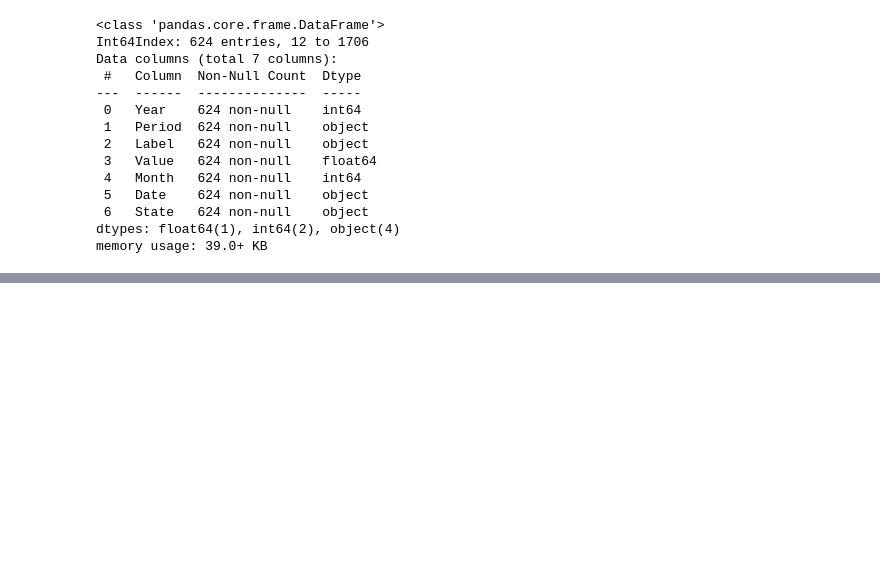
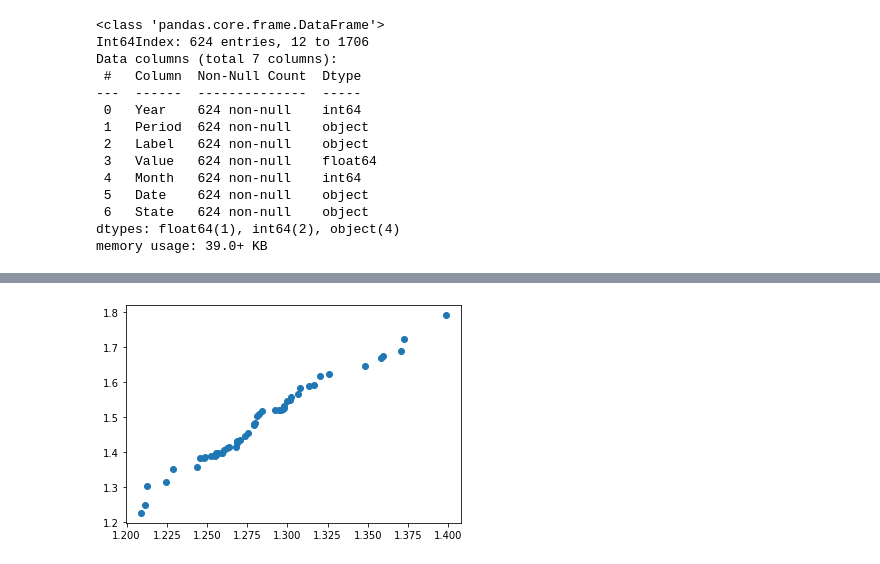
Before and after one commit to NoahToomeyBC/project-vu, a Jupyter notebook: dataexploration/testdataexplore.ipynb, the cells around one changed output, grey strips where cells are left out. Drawn from its saved outputs; the diff is of its cells as text; code cells hidden in the pictures; blank space fills up the shorter version.

```diff
--- a/dataexploration/testdataexplore.ipynb
+++ b/dataexploration/testdataexplore.ipynb
@@ -110,0 +121,3 @@ plt.show()
+# %%
+file_sucicide="/Users/pazilatn/Desktop/github/project-vu/resources/adult_suicide_clean2020.csv"
+suicide_df=pd.read_csv(file_sucicide)
@@ -110,0 +147,7 @@ plt.show()
+# %%
+s_a=np.log(suicide_df["%"])
+# %%
+plt.scatter(x_a,s_a)
+plt.show()
+# %% [output]
+[figure, added]
```
Also changed, not shown: parts of 17 cells of this notebook.
